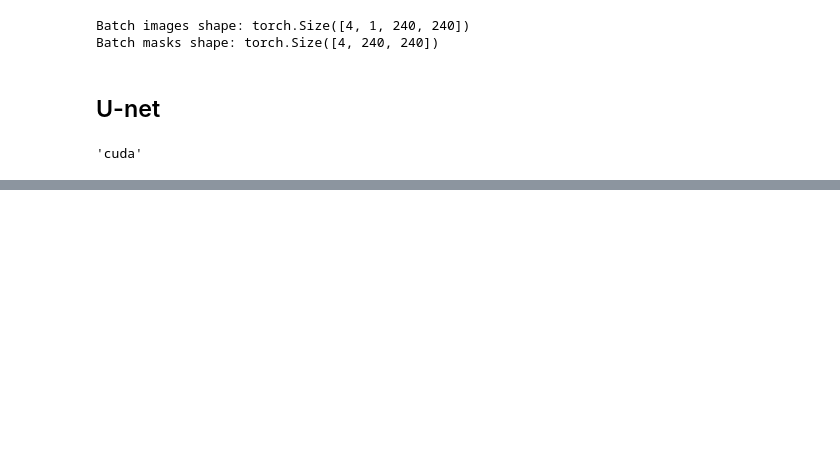
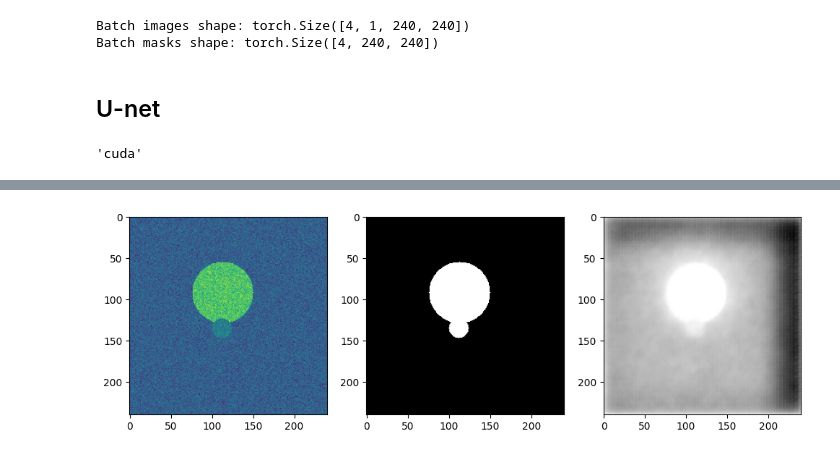
Before and after one commit to tkvitko/neural-networks, a Jupyter notebook: nn_u-net.ipynb, the cells around one changed output, grey strips where cells are left out. Cells and saved outputs as stored; diff of their text form; code cells hidden in the pictures; blank space fills up the shorter version.

```diff
--- a/nn_u-net.ipynb
+++ b/nn_u-net.ipynb
@@ -603,0 +602,12 @@ IndexError: tuple index out of range
+# %%
+image, mask, predicted = X[0],  masks, output[0, 1]
+plt.figure(figsize=(12,4))
+plt.subplot(131)
+plt.imshow(image.permute(1,2,0).cpu())
+plt.subplot(132)
+plt.imshow(mask.cpu(), cmap='gray')
+plt.subplot(133)
+plt.imshow(predicted.detach().cpu(), cmap='gray')
+plt.show()
+# %% [output]
+[figure, added]
```
Also changed, not shown: parts of 4 cells of this notebook.
